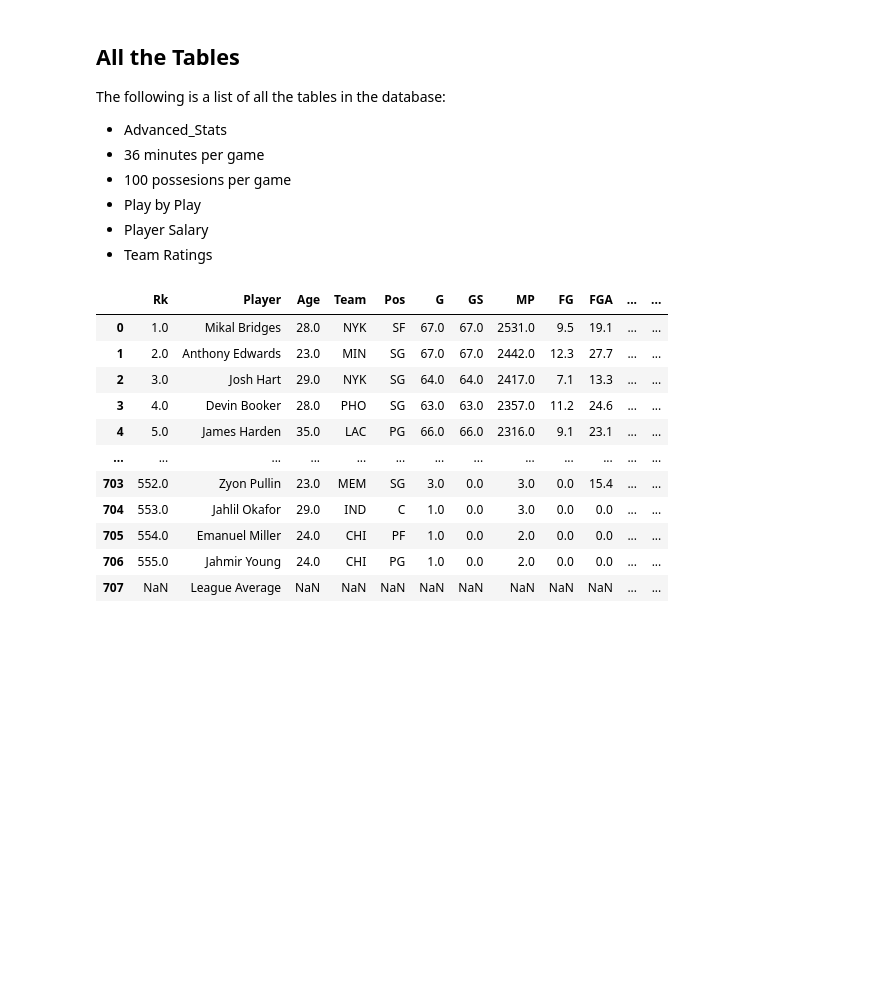
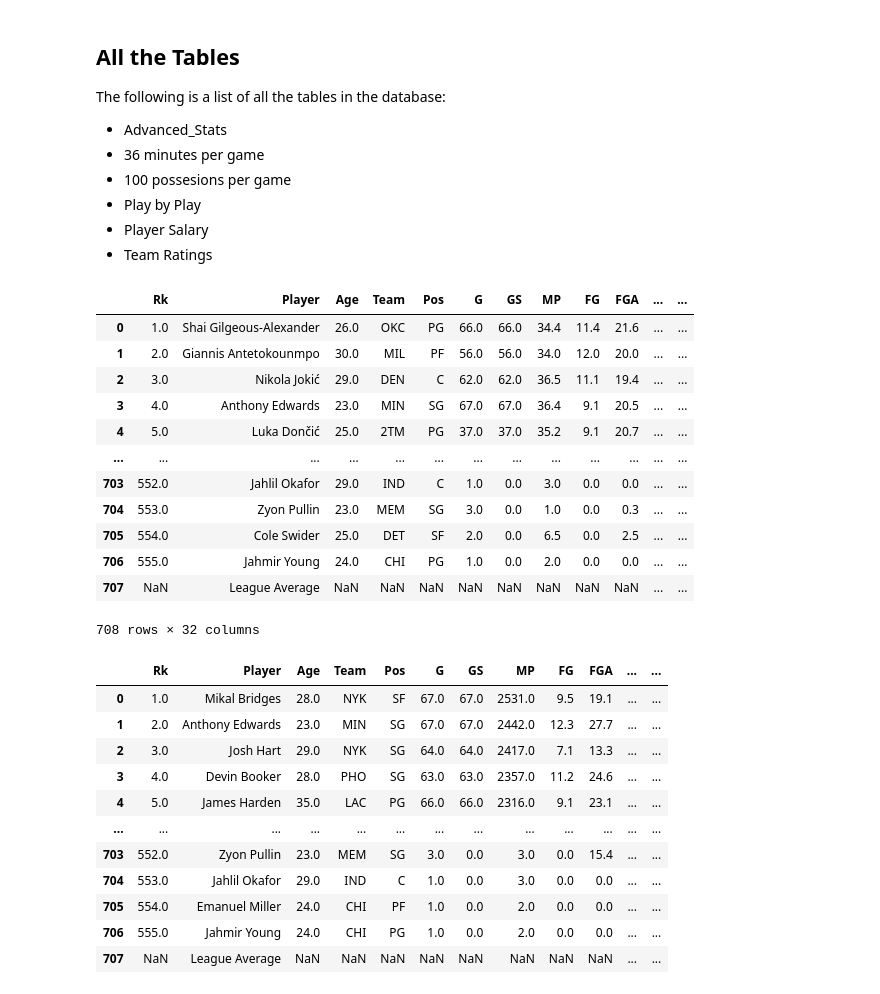
Before and after one commit to Makster04/Phase_4_Project, a Jupyter notebook: Project.ipynb, the cells around one changed output. Drawn from its saved outputs; the diff is of its cells as text; code cells hidden in the pictures; blank space fills up the shorter version.

```diff
--- a/Project.ipynb
+++ b/Project.ipynb
@@ -10,9 +10,24 @@ The following is a list of all the tables in the database:
 # %%
 import pandas as pd
 
 # List of traded players
 
 Time_Per_Game_df= pd.read_csv('Stats/Per_36_min_Stats.csv')
+Time_Per_Game_df
+# %% [output]
+|  | Rk | Player | Age | Team | Pos | G | GS | MP | FG | FGA | ... | ... |
+| 0 | 1.0 | Shai Gilgeous-Alexander | 26.0 | OKC | PG | 66.0 | 66.0 | 34.4 | 11.4 | 21.6 | ... | ... |
+| 1 | 2.0 | Giannis Antetokounmpo | 30.0 | MIL | PF | 56.0 | 56.0 | 34.0 | 12.0 | 20.0 | ... | ... |
+| 2 | 3.0 | Nikola Jokić | 29.0 | DEN | C | 62.0 | 62.0 | 36.5 | 11.1 | 19.4 | ... | ... |
+| 3 | 4.0 | Anthony Edwards | 23.0 | MIN | SG | 67.0 | 67.0 | 36.4 | 9.1 | 20.5 | ... | ... |
+| 4 | 5.0 | Luka Dončić | 25.0 | 2TM | PG | 37.0 | 37.0 | 35.2 | 9.1 | 20.7 | ... | ... |
+| ... | ... | ... | ... | ... | ... | ... | ... | ... | ... | ... | ... | ... |
+| 703 | 552.0 | Jahlil Okafor | 29.0 | IND | C | 1.0 | 0.0 | 3.0 | 0.0 | 0.0 | ... | ... |
+| 704 | 553.0 | Zyon Pullin | 23.0 | MEM | SG | 3.0 | 0.0 | 1.0 | 0.0 | 0.3 | ... | ... |
+| 705 | 554.0 | Cole Swider | 25.0 | DET | SF | 2.0 | 0.0 | 6.5 | 0.0 | 2.5 | ... | ... |
+| 706 | 555.0 | Jahmir Young | 24.0 | CHI | PG | 1.0 | 0.0 | 2.0 | 0.0 | 0.0 | ... | ... |
+| 707 | NaN | League Average | NaN | NaN | NaN | NaN | NaN | NaN | NaN | NaN | ... | ... |
+708 rows × 32 columns
 # %%
 Poss_Per_Game_df= pd.read_csv('Stats/Per_100_Poss_Stats.csv')
 
```
Also changed, not shown: parts of 10 cells of this notebook, 1 other file.
